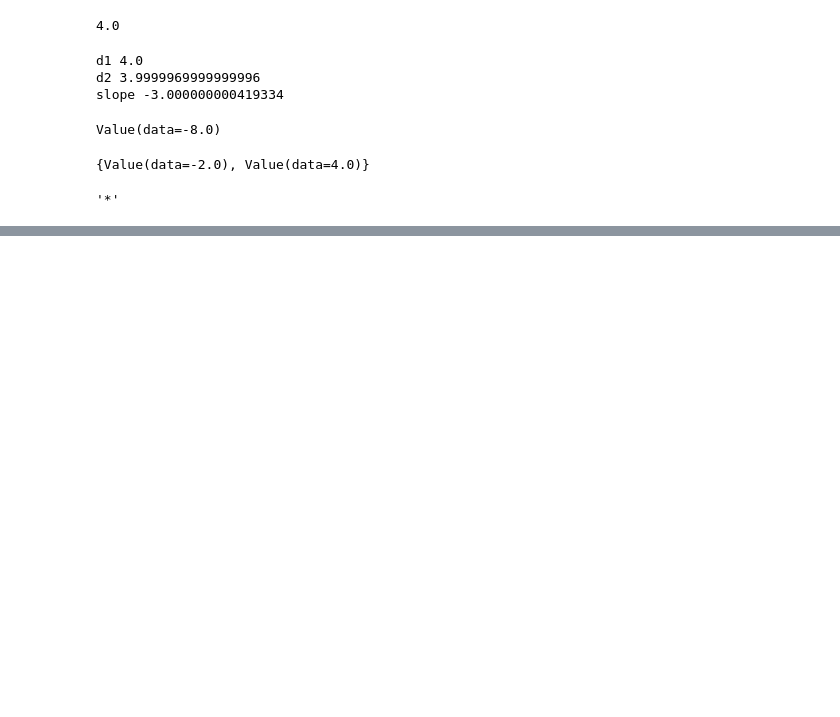
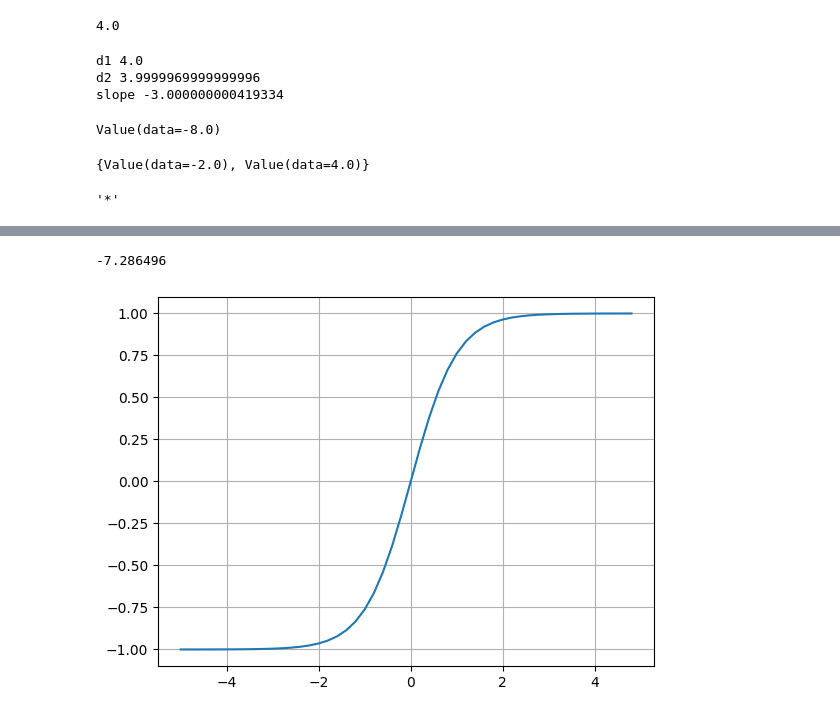
Before and after one commit to avtocado/micrograd, a Jupyter notebook: micrograd.ipynb, the cells around one changed output, grey strips where cells are left out. Cells and saved outputs as stored; diff of their text form; code cells hidden in the pictures; blank space fills up the shorter version.

```diff
--- a/micrograd.ipynb
+++ b/micrograd.ipynb
@@ -130,0 +155,12 @@ draw_dot(L)
+# %%
+e = a * b
+d = e + c
+L = d * f
+
+print(L.data)
+# %% [output]
+-7.286496
+# %%
+plt.plot(np.arange(-5, 5, .2), np.tanh(np.arange(-5, 5, .2))); plt.grid();
+# %% [output]
+[figure, added]
```
Also changed, not shown: parts of 7 cells of this notebook.
